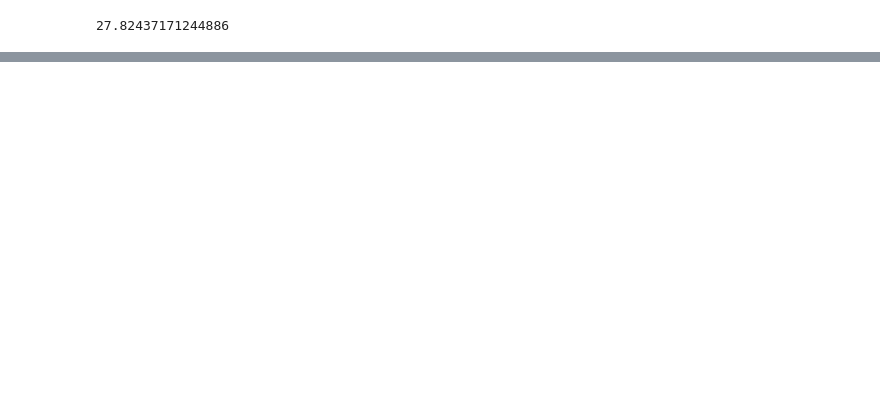
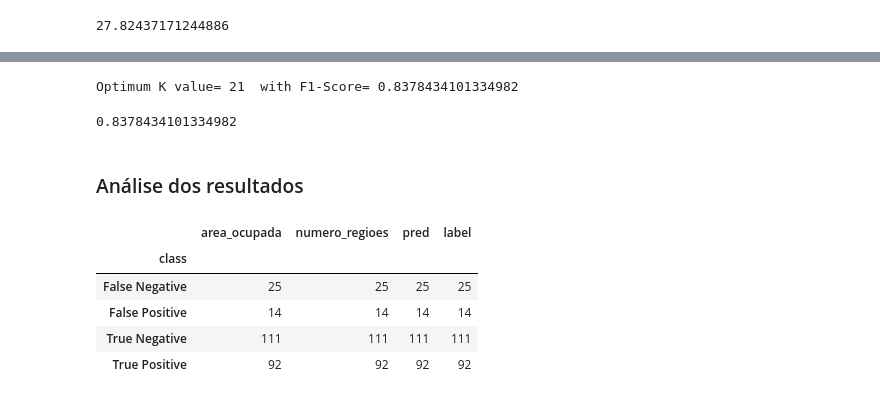
Before and after one commit to EricaFer/Nudity-Detection, a Jupyter notebook: processing.ipynb, the cells around one changed output, grey strips where cells are left out. Drawn from its saved outputs; the diff is of its cells as text; code cells hidden in the pictures; blank space fills up the shorter version.

```diff
--- a/processing.ipynb
+++ b/processing.ipynb
@@ -186,0 +295,30 @@ Nudez detectada
+# %%
+best_f1_score=max(f1_list)
+best_k=k_list[f1_list.index(best_f1_score)]
+print("Optimum K value =",best_k," with F1-Score =",best_f1_score)
+# %% [output]
+Optimum K value= 21  with F1-Score= 0.8378434101334982
+# %%
+clf=KNeighborsClassifier(
+    n_neighbors=best_k,
+    n_jobs=-1
+)
+clf.fit(X_train,Y_train)
+pred=clf.predict(X_test)
+print(f1_score(Y_test,pred,average='macro'))
+# %% [output]
+0.8378434101334982
+# %% [markdown]
+### Análise dos resultados
+# %%
+def resultados(pred,label):
+    if pred == 1:
+        if pred == label:
+            return 'True Positive'
+        else:
+            return 'False Positive'
+    else:
+        if pred == label:
+            return 'True Negative'
+        else:
+            return 'False Negative'
@@ -186,0 +331,9 @@ Nudez detectada
+# %%
+X_test.groupby(['class']).count()
+# %% [output]
+|  | area_ocupada | numero_regioes | pred | label |
+| class |  |  |  |  |
+| False Negative | 25 | 25 | 25 | 25 |
+| False Positive | 14 | 14 | 14 | 14 |
+| True Negative | 111 | 111 | 111 | 111 |
+| True Positive | 92 | 92 | 92 | 92 |
```
Also changed, not shown: parts of 44 cells of this notebook, 1 other file.
